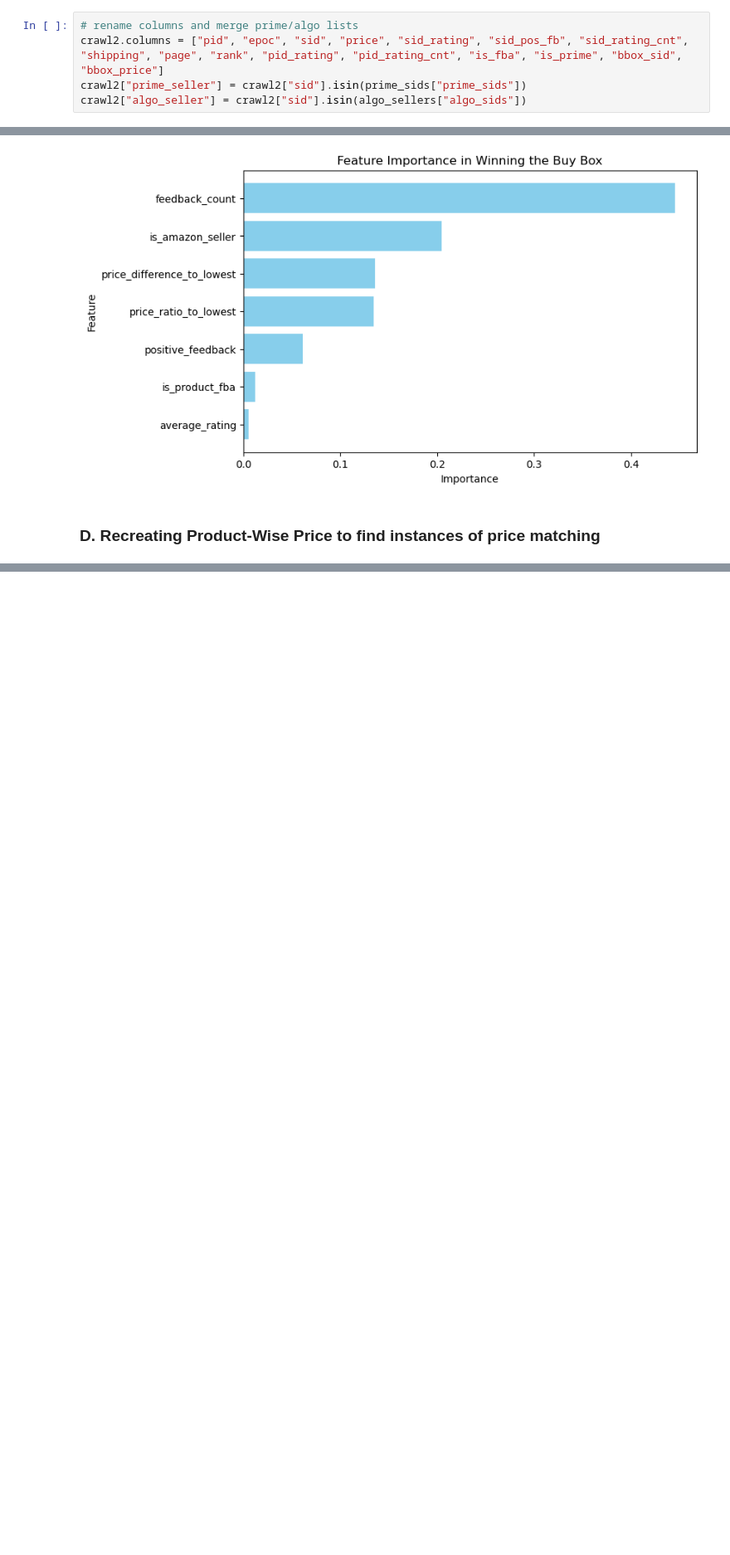
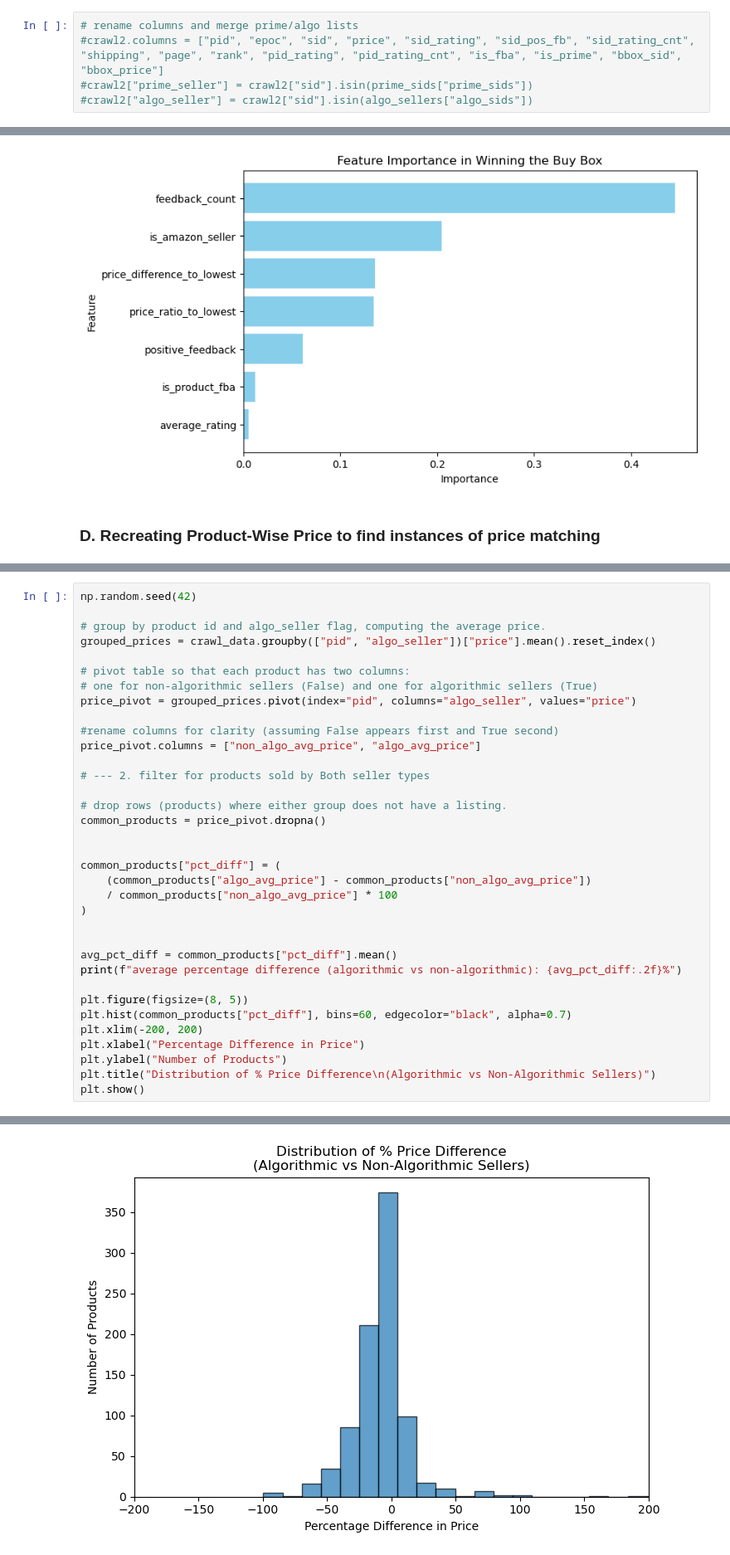
Before and after one commit to ABeltrann/algoPricingResearch, a Jupyter notebook: eda.ipynb, the cells around one changed output, grey strips where cells are left out. Shown at 83% size. Cells and saved outputs as stored; diff of their text form; blank space fills up the shorter version.

```diff
--- a/eda.ipynb
+++ b/eda.ipynb
@@ -22,9 +38,9 @@ prime_sids = pd.read_table("prime_sids.txt", header=None, names=["prime_sids"])
 algo_sellers = pd.read_table("susp_sids_all_with_amazon.txt", header=None, names=["algo_sids"])
 # %%
 # rename columns and merge prime/algo lists
-crawl2.columns = ["pid", "epoc", "sid", "price", "sid_rating", "sid_pos_fb", "sid_rating_cnt", "shipping", "page", "rank", "pid_rating", "pid_rating_cnt", "is_fba", "is_prime", "bbox_sid", "bbox_price"]
-crawl2["prime_seller"] = crawl2["sid"].isin(prime_sids["prime_sids"])
-crawl2["algo_seller"] = crawl2["sid"].isin(algo_sellers["algo_sids"])
+#crawl2.columns = ["pid", "epoc", "sid", "price", "sid_rating", "sid_pos_fb", "sid_rating_cnt", "shipping", "page", "rank", "pid_rating", "pid_rating_cnt", "is_fba", "is_prime", "bbox_sid", "bbox_price"]
+#crawl2["prime_seller"] = crawl2["sid"].isin(prime_sids["prime_sids"])
+#crawl2["algo_seller"] = crawl2["sid"].isin(algo_sellers["algo_sids"])
 # %%
 # how many unique pids?
 unique_pids = crawl2["pid"].unique().tolist()
@@ -276,0 +273,36 @@ unique_pids
+# %%
+np.random.seed(42)
+
+# group by product id and algo_seller flag, computing the average price.
+grouped_prices = crawl_data.groupby(["pid", "algo_seller"])["price"].mean().reset_index()
+
+# pivot table so that each product has two columns:
+# one for non-algorithmic sellers (False) and one for algorithmic sellers (True)
+price_pivot = grouped_prices.pivot(index="pid", columns="algo_seller", values="price")
+
+#rename columns for clarity (assuming False appears first and True second)
+price_pivot.columns = ["non_algo_avg_price", "algo_avg_price"]
+
+# --- 2. filter for products sold by Both seller types
+
+# drop rows (products) where either group does not have a listing.
+common_products = price_pivot.dropna()
+
+
+common_products["pct_diff"] = (
+    (common_products["algo_avg_price"] - common_products["non_algo_avg_price"])
+    / common_products["non_algo_avg_price"] * 100
+)
+
+
+avg_pct_diff = common_products["pct_diff"].mean()
+print(f"average percentage difference (algorithmic vs non-algorithmic): {avg_pct_diff:.2f}%")
+
+plt.figure(figsize=(8, 5))
+plt.hist(common_products["pct_diff"], bins=60, edgecolor="black", alpha=0.7)
+plt.xlim(-200, 200)
+plt.xlabel("Percentage Difference in Price")
+plt.ylabel("Number of Products")
+plt.title("Distribution of % Price Difference\n(Algorithmic vs Non-Algorithmic Sellers)")
+plt.show()
+# %% [output]
@@ -276,0 +315 @@ unique_pids
+[figure, added]
```
Also changed, not shown: parts of 17 cells of this notebook.
